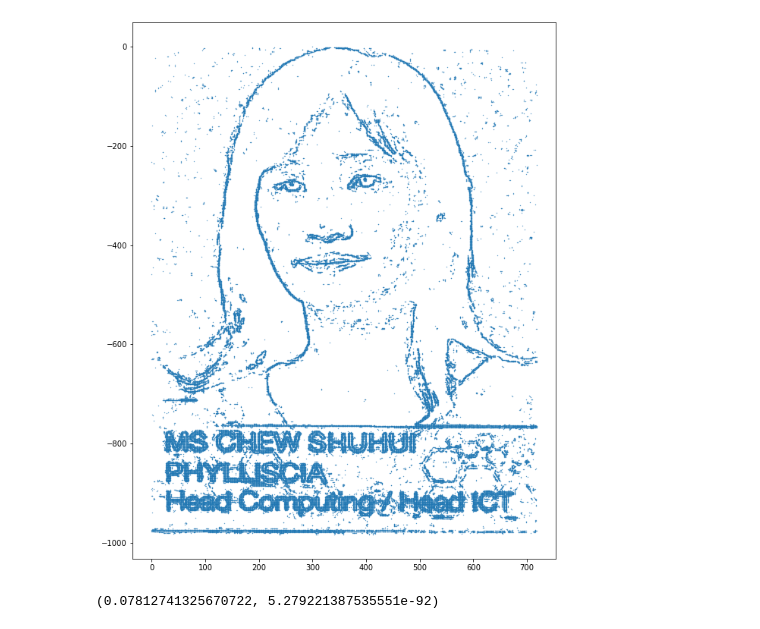
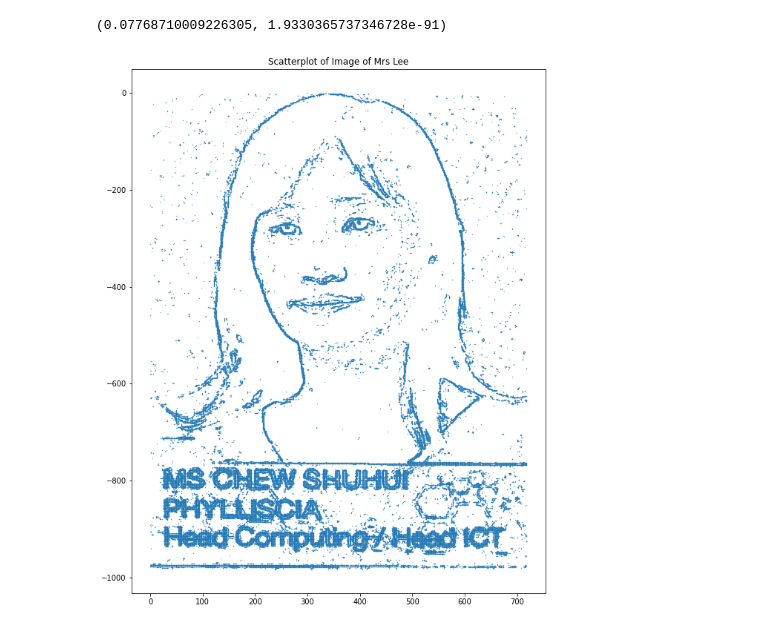
Before and after one commit to M22504/starday_data_analysis, a Jupyter notebook: Not Starday Gift.ipynb, the cells around one changed output. Saved outputs shown, nothing was run; the diff lists cells and outputs as text; code cells hidden in the pictures.

```diff
--- a/Not Starday Gift.ipynb
+++ b/Not Starday Gift.ipynb
@@ -214,9 +208,5 @@ plt.imshow(edges_img, cmap='gray')
-# %%
-plt.figure(figsize=(10,13))
-x,y = np.argwhere(edges_img > 0.07).T
-plt.scatter(y, -x, s=0.1)
-plt.show()
-print(stats.pearsonr(y, -x))
-# %% [output]
-[figure, removed]
-(0.07812741325670722, 5.279221387535551e-92)
+# %%
+img.scatter()
+# %% [output]
+(0.07768710009226305, 1.9330365737346728e-91)
+[figure, added]
```
Also changed, not shown: parts of 6 cells of this notebook.
